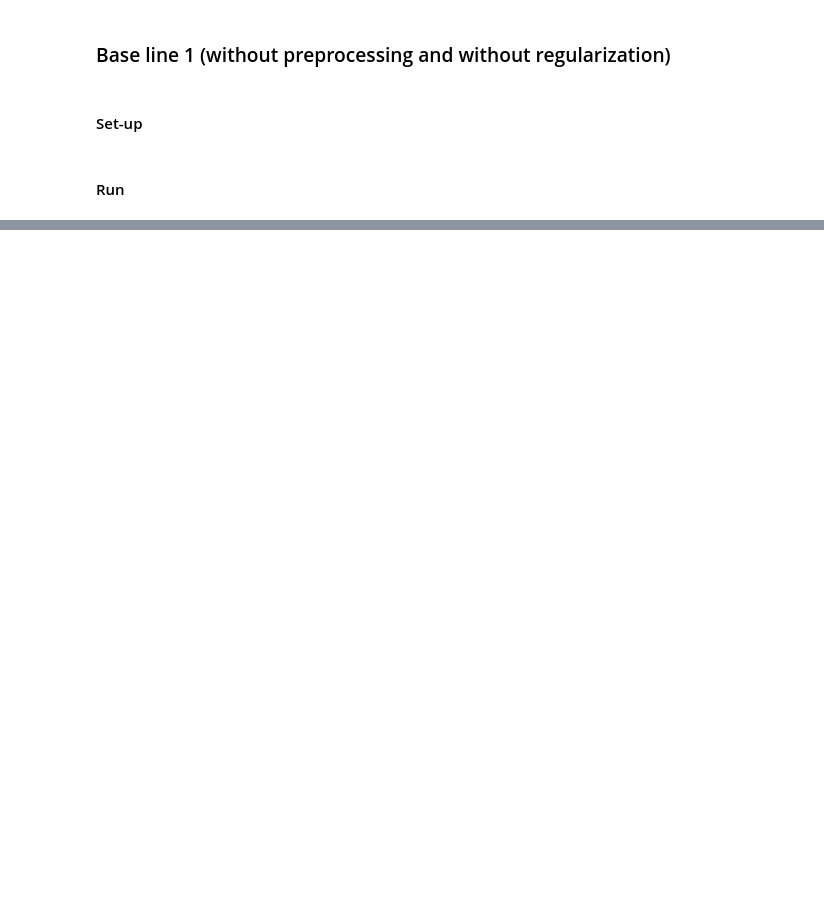
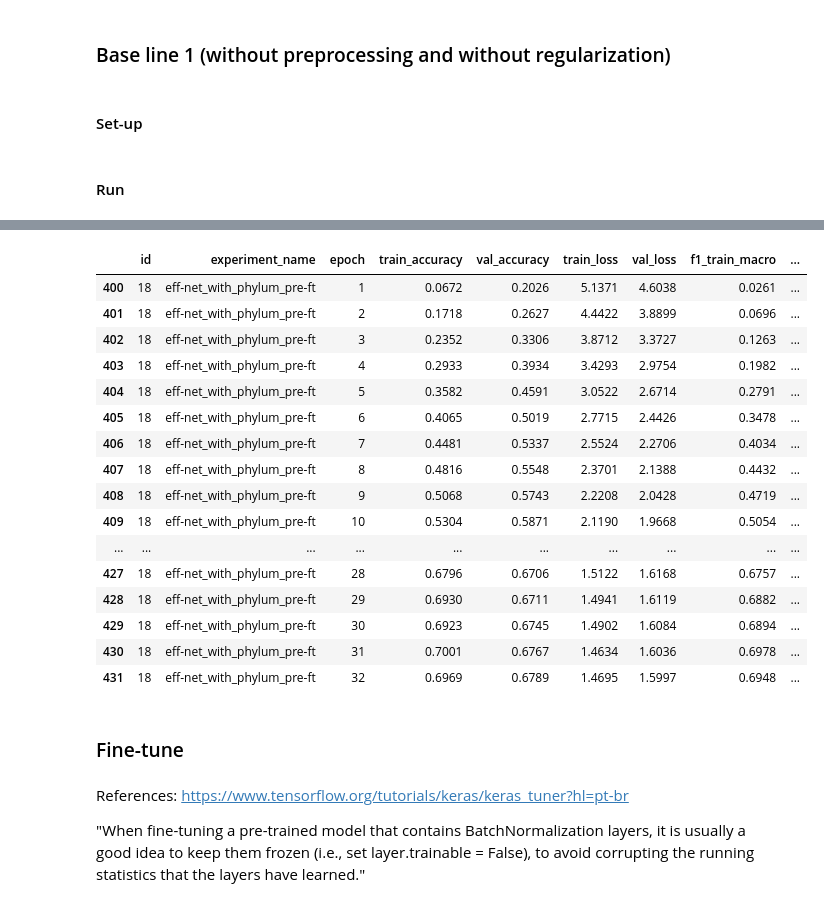
Before and after one commit to mgalao/deep-learning-project, a Jupyter notebook: project/DL_Phylum_Models.ipynb, the cells around one changed output, grey strips where cells are left out. Drawn from its saved outputs; the diff is of its cells as text; code cells hidden in the pictures; blank space fills up the shorter version.

Commit message:
run baseline 1, 2 and pre fine tune

```diff
--- a/project/DL_Phylum_Models.ipynb
+++ b/project/DL_Phylum_Models.ipynb
@@ -290,0 +518,32 @@ df_latest_experiment
+# %%
+# Load the experiment log
+df = pd.read_csv('experiment_log.csv')
+
+# Identify the latest experiment
+max_id = df['id'].max()
+
+# Filter the DataFrame to get the latest experiment
+df_latest_experiment = df[df['id'] == max_id]
+
+# Save the latest experiment log to a CSV file
+#df_latest_experiment.to_csv('phylum_models_results/efficient_net_phylum_3_pre_ft_history.csv', index=False)
+
+df_latest_experiment
+# %% [output]
+|  | id | experiment_name | epoch | train_accuracy | val_accuracy | train_loss | val_loss | f1_train_macro | ... |
+| 400 | 18 | eff-net_with_phylum_pre-ft | 1 | 0.0672 | 0.2026 | 5.1371 | 4.6038 | 0.0261 | ... |
+| 401 | 18 | eff-net_with_phylum_pre-ft | 2 | 0.1718 | 0.2627 | 4.4422 | 3.8899 | 0.0696 | ... |
+| 402 | 18 | eff-net_with_phylum_pre-ft | 3 | 0.2352 | 0.3306 | 3.8712 | 3.3727 | 0.1263 | ... |
+| 403 | 18 | eff-net_with_phylum_pre-ft | 4 | 0.2933 | 0.3934 | 3.4293 | 2.9754 | 0.1982 | ... |
+| 404 | 18 | eff-net_with_phylum_pre-ft | 5 | 0.3582 | 0.4591 | 3.0522 | 2.6714 | 0.2791 | ... |
+| 405 | 18 | eff-net_with_phylum_pre-ft | 6 | 0.4065 | 0.5019 | 2.7715 | 2.4426 | 0.3478 | ... |
+| 406 | 18 | eff-net_with_phylum_pre-ft | 7 | 0.4481 | 0.5337 | 2.5524 | 2.2706 | 0.4034 | ... |
+| 407 | 18 | eff-net_with_phylum_pre-ft | 8 | 0.4816 | 0.5548 | 2.3701 | 2.1388 | 0.4432 | ... |
+| 408 | 18 | eff-net_with_phylum_pre-ft | 9 | 0.5068 | 0.5743 | 2.2208 | 2.0428 | 0.4719 | ... |
+| 409 | 18 | eff-net_with_phylum_pre-ft | 10 | 0.5304 | 0.5871 | 2.1190 | 1.9668 | 0.5054 | ... |
+| ... | ... | ... | ... | ... | ... | ... | ... | ... | ... |
+| 427 | 18 | eff-net_with_phylum_pre-ft | 28 | 0.6796 | 0.6706 | 1.5122 | 1.6168 | 0.6757 | ... |
+| 428 | 18 | eff-net_with_phylum_pre-ft | 29 | 0.6930 | 0.6711 | 1.4941 | 1.6119 | 0.6882 | ... |
+| 429 | 18 | eff-net_with_phylum_pre-ft | 30 | 0.6923 | 0.6745 | 1.4902 | 1.6084 | 0.6894 | ... |
+| 430 | 18 | eff-net_with_phylum_pre-ft | 31 | 0.7001 | 0.6767 | 1.4634 | 1.6036 | 0.6978 | ... |
+| 431 | 18 | eff-net_with_phylum_pre-ft | 32 | 0.6969 | 0.6789 | 1.4695 | 1.5997 | 0.6948 | ... |
@@ -290,0 +567,6 @@ df_latest_experiment
+# %% [markdown]
+### Fine-tune
+# %% [markdown]
+References: https://www.tensorflow.org/tutorials/keras/keras_tuner?hl=pt-br
+
+"When fine-tuning a pre-trained model that contains BatchNormalization layers, it is usually a good idea to keep them frozen (i.e., set layer.trainable = False), to avoid corrupting the running statistics that the layers have learned."
```
Also changed, not shown: parts of 35 cells of this notebook.
